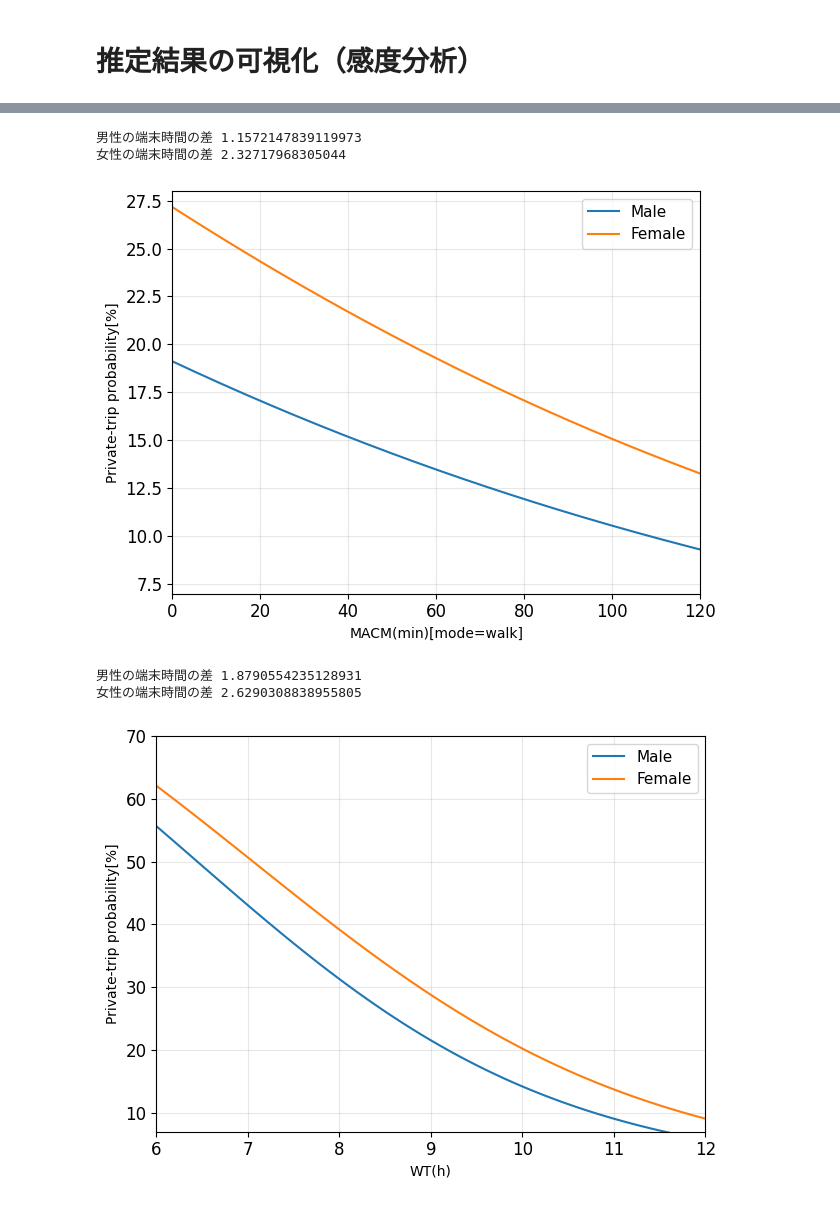
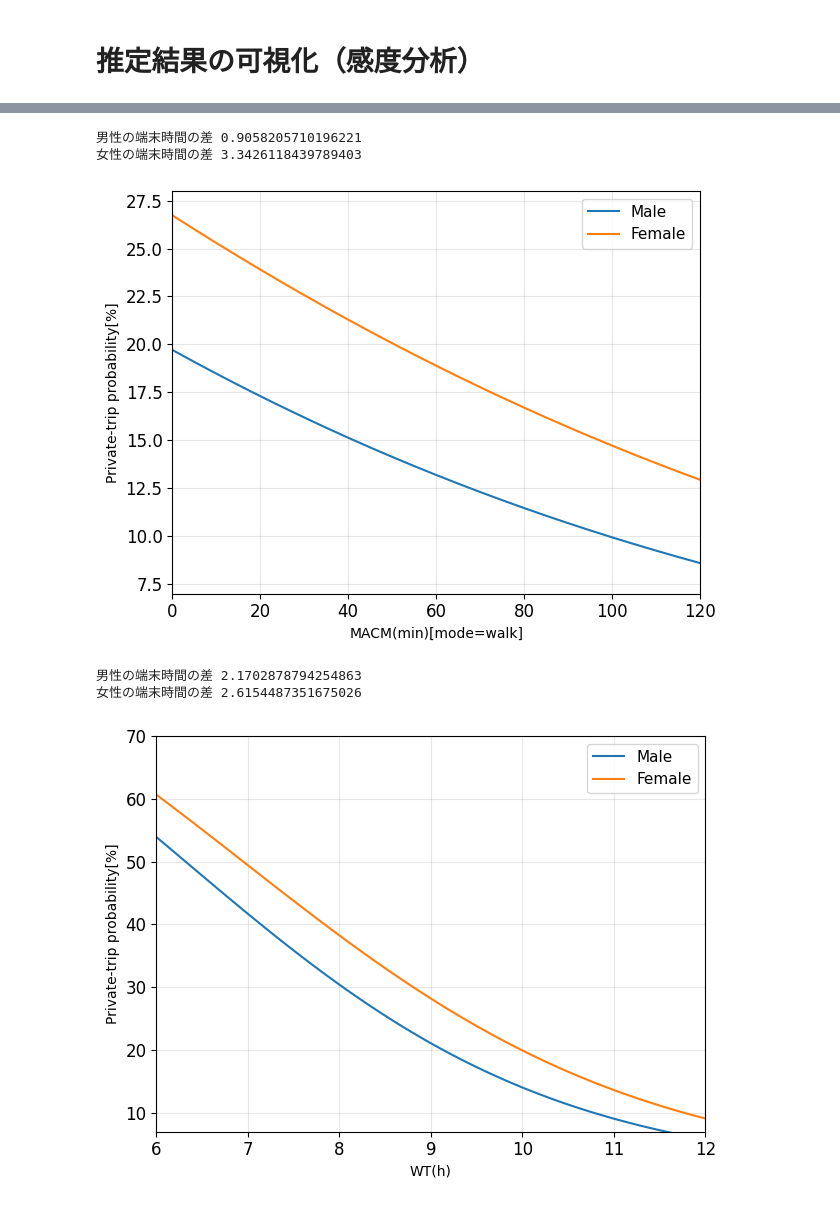
Before and after one commit to MITSUKI-cv/estimate, a Jupyter notebook: notebooks/using_model/two_choice_logit5_sex.ipynb, the cells around one changed output, grey strips where cells are left out. Drawn from its saved outputs; the diff is of its cells as text; code cells hidden in the pictures.

```diff
--- a/notebooks/using_model/two_choice_logit5_sex.ipynb
+++ b/notebooks/using_model/two_choice_logit5_sex.ipynb
@@ -23,7 +25,7 @@ Submit questions to https://groups.google.com/d/forum/biogeme
 Michel Bierlaire, Transport and Mobility Laboratory, Ecole Polytechnique Fédérale de Lausanne (EPFL)
 # %%
 # マスターデータの読み込み
-master_df = pd.read_csv("/home/shibumtk/B4research/estimate/data/01master_data/Logit_master5.csv", encoding="utf-8-sig")
+master_df = pd.read_csv("/home/shibumtk/B4research/estimate/data/01master_data/Logit_master6.csv", encoding="utf-8-sig")
 
 # 欠損している部分をすべて0で補完（必要な処理は作成時にやってるから大丈夫）
 master_df = master_df.fillna(0)
@@ -376,8 +378,8 @@ P_female_15 = P_walk(beta_f, 15)
 print("男性の端末時間の差", (P_male_5 - P_male_15)*100)
 print("女性の端末時間の差", (P_female_5 - P_female_15)*100)
 # %% [output]
-男性の端末時間の差 1.1572147839119973
-女性の端末時間の差 2.32717968305044
+男性の端末時間の差 0.9058205710196221
+女性の端末時間の差 3.3426118439789403
 # %%
 # 男女モデルによるメイン時間の感度分析
 # 固定値
@@ -428,7 +430,7 @@ plt.legend(fontsize=11)
 plt.tight_layout()
 plt.show()
 # %% [output]
-[figure, old version]
+[figure, new version]
 # %%
 # 具体的な数値を算出
 P_male_20 = P_MACM(beta_m, 20)
@@ -438,8 +440,8 @@ P_female_40 = P_MACM(beta_f, 40)
 print("男性の端末時間の差", (P_male_20 - P_male_40)*100)
 print("女性の端末時間の差", (P_female_20 - P_female_40)*100)
 # %% [output]
-男性の端末時間の差 1.8790554235128931
-女性の端末時間の差 2.6290308838955805
+男性の端末時間の差 2.1702878794254863
+女性の端末時間の差 2.6154487351675026
 # %%
 # 男女モデルによる就業時間の感度分析
 # 固定値
@@ -461,33 +463,33 @@ beta_f = res_female.get_beta_values()
 WT = np.arange(6, 12 + 0.1, 0.1)
 
 def P_Work(beta, WT_array):
     V = (
         beta["ASC_YES"]
         + beta["B_WORKTIME"] * WT_array
         + beta["B_HHM_all"] * HHM
         + beta["B_N_EKI_SCORE"] * lu
         + beta["B_MACMTIME"] * MACM_h
         + beta["B_AT_WALK"] * AccessTime
     )
     return logistic(V)
 
-P_male = P_walk(beta_m, WT)
-P_female = P_walk(beta_f, WT)
+P_male = P_Work(beta_m, WT)
+P_female = P_Work(beta_f, WT)
 
 # 描画
 plt.figure()
 plt.plot(WT, P_male*100, label="Male")
 plt.plot(WT, P_female*100, label="Female")
 
 plt.xticks(fontsize=12)
 plt.yticks(fontsize=12)
 plt.xlabel("WT(h)")
 plt.ylabel("Private-trip probability[%]")
 plt.xlim(6, 12)
 plt.ylim(7, 70)
 plt.grid(True, alpha=0.3)
 plt.legend(fontsize=11)
 plt.tight_layout()
 plt.show()
 # %% [output]
-[figure, old version]
+[figure, new version]
```
Also changed, not shown: parts of 8 cells of this notebook, 2 other files.
